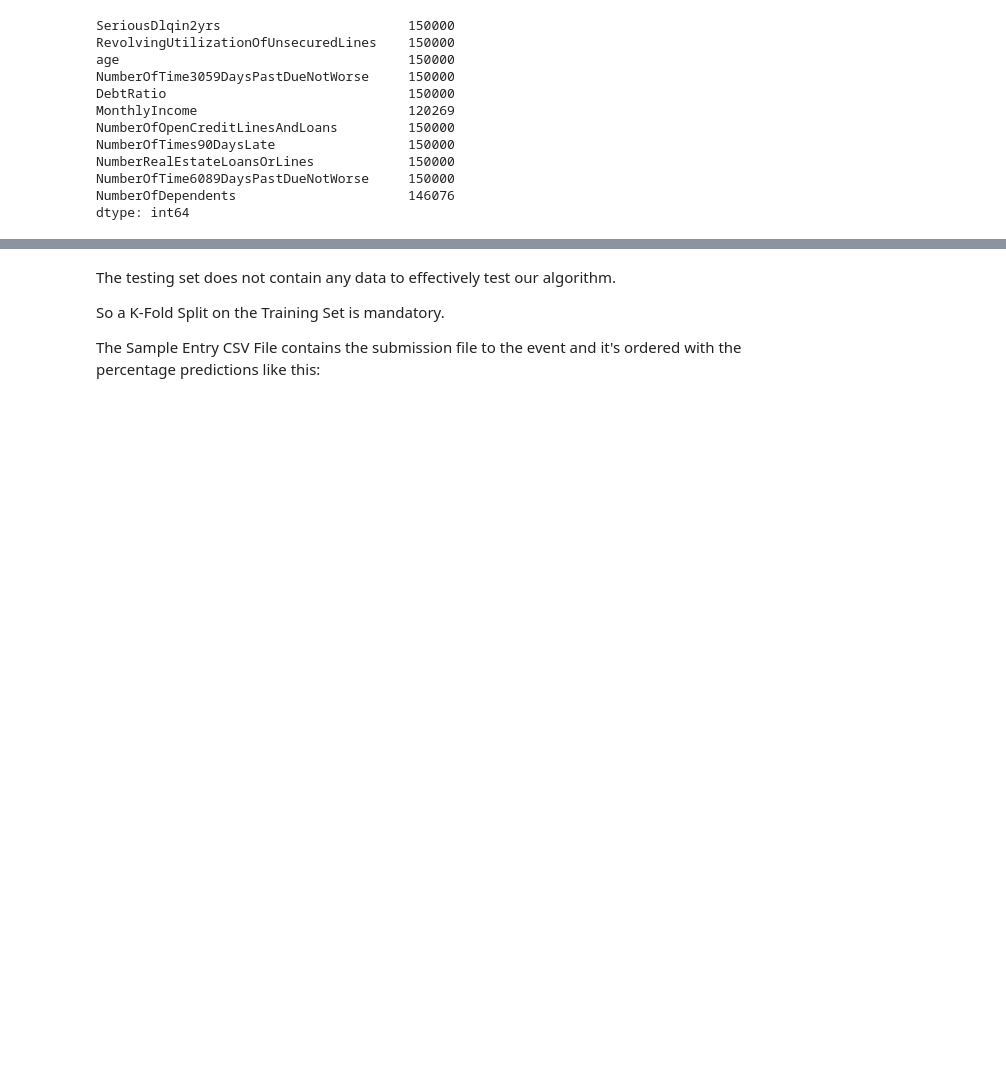
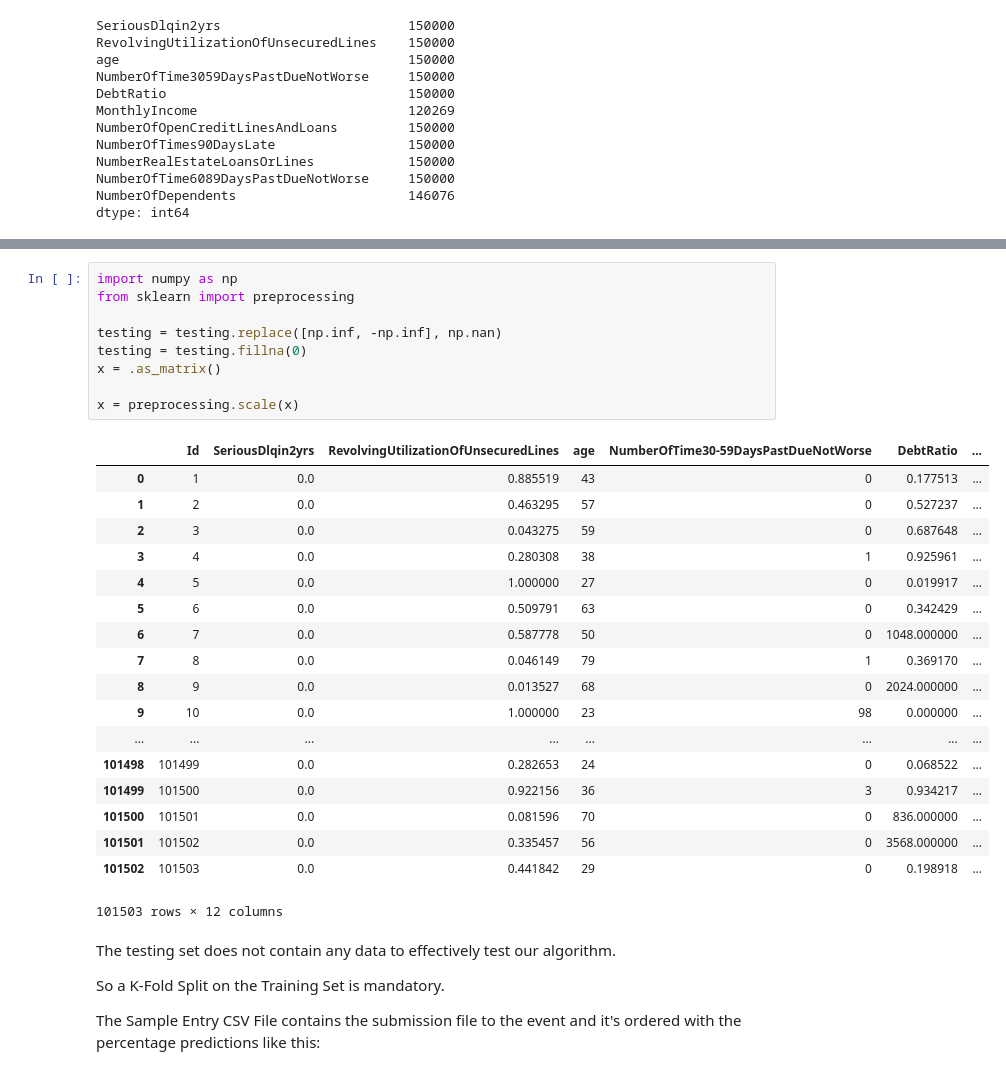
Before and after one commit to rodsnjr/credit-scoring, a Jupyter notebook: Data.ipynb, the cells around one changed output, grey strips where cells are left out. Cells and saved outputs as stored; diff of their text form; blank space fills up the shorter version.

```diff
--- a/Data.ipynb
+++ b/Data.ipynb
@@ -94,4 +95,32 @@ utils.percentage_missin(testing)
 | % of missing | 0 | 0 | 0 | 0 | 0 | ... |
+# %%
+import numpy as np
+from sklearn import preprocessing
+
+testing = testing.replace([np.inf, -np.inf], np.nan)
+testing = testing.fillna(0)
+x = .as_matrix()
+
+x = preprocessing.scale(x)
+# %% [output]
+|  | Id | SeriousDlqin2yrs | RevolvingUtilizationOfUnsecuredLines | age | NumberOfTime30-59DaysPastDueNotWorse | DebtRatio | ... |
+| 0 | 1 | 0.0 | 0.885519 | 43 | 0 | 0.177513 | ... |
+| 1 | 2 | 0.0 | 0.463295 | 57 | 0 | 0.527237 | ... |
+| 2 | 3 | 0.0 | 0.043275 | 59 | 0 | 0.687648 | ... |
+| 3 | 4 | 0.0 | 0.280308 | 38 | 1 | 0.925961 | ... |
+| 4 | 5 | 0.0 | 1.000000 | 27 | 0 | 0.019917 | ... |
+| 5 | 6 | 0.0 | 0.509791 | 63 | 0 | 0.342429 | ... |
+| 6 | 7 | 0.0 | 0.587778 | 50 | 0 | 1048.000000 | ... |
+| 7 | 8 | 0.0 | 0.046149 | 79 | 1 | 0.369170 | ... |
+| 8 | 9 | 0.0 | 0.013527 | 68 | 0 | 2024.000000 | ... |
+| 9 | 10 | 0.0 | 1.000000 | 23 | 98 | 0.000000 | ... |
+| ... | ... | ... | ... | ... | ... | ... | ... |
+| 101498 | 101499 | 0.0 | 0.282653 | 24 | 0 | 0.068522 | ... |
+| 101499 | 101500 | 0.0 | 0.922156 | 36 | 3 | 0.934217 | ... |
+| 101500 | 101501 | 0.0 | 0.081596 | 70 | 0 | 836.000000 | ... |
+| 101501 | 101502 | 0.0 | 0.335457 | 56 | 0 | 3568.000000 | ... |
+| 101502 | 101503 | 0.0 | 0.441842 | 29 | 0 | 0.198918 | ... |
+101503 rows × 12 columns
 # %% [markdown]
 The testing set does not contain any data to effectively test our algorithm.
 
```
Also changed, not shown: parts of 3 cells of this notebook, 11 other files.
